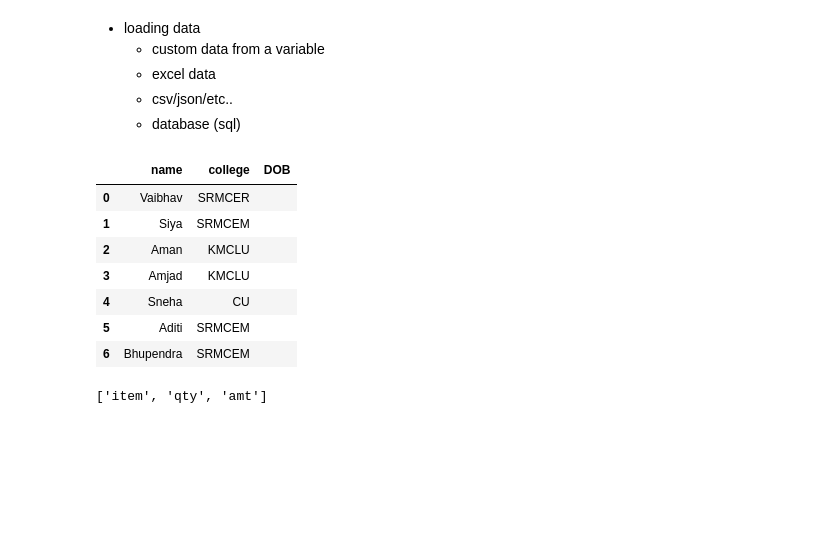
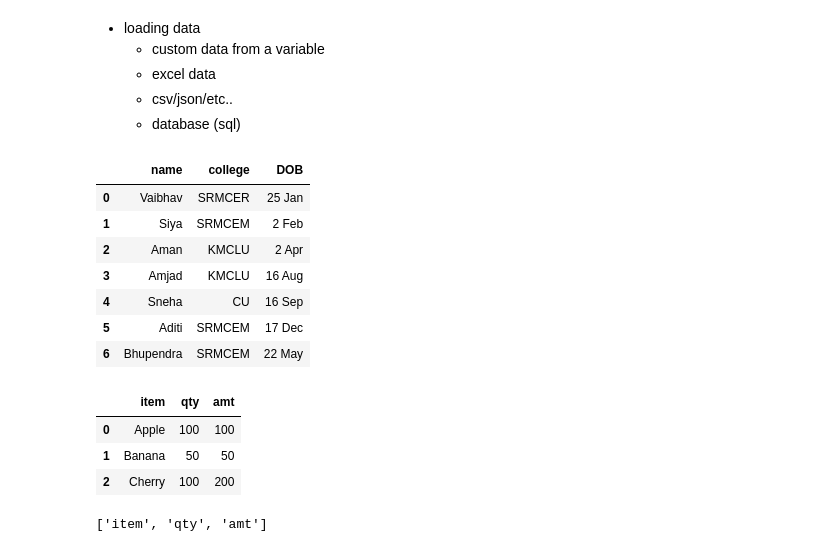
Before and after one commit to Amanmishra03/digipodium, a Jupyter notebook: data analysis/pandas.ipynb, the cells around one changed output. Cells and saved outputs as stored; diff of their text form; code cells hidden in the pictures; blank space fills up the shorter version.

```diff
--- a/data analysis/pandas.ipynb
+++ b/data analysis/pandas.ipynb
@@ -60,23 +60,29 @@ penguins
 # %%
 students = {
     'name': ['Vaibhav', 'Siya', 'Aman', 'Amjad', 'Sneha', 'Aditi', 'Bhupendra'],
     'college': ['SRMCER', 'SRMCEM', 'KMCLU', 'KMCLU', 'CU', 'SRMCEM', 'SRMCEM'],
-    'DOB': ['','','','','','','']
+    'DOB': ['25 Jan','2 Feb','2 Apr', '16 Aug', '16 Sep','17 Dec','22 May']
 }
 
 sdf = pd.DataFrame(students)
 sdf
 # %% [output]
 |  | name | college | DOB |
-| 0 | Vaibhav | SRMCER |  |
-| 1 | Siya | SRMCEM |  |
-| 2 | Aman | KMCLU |  |
-| 3 | Amjad | KMCLU |  |
-| 4 | Sneha | CU |  |
-| 5 | Aditi | SRMCEM |  |
-| 6 | Bhupendra | SRMCEM |  |
+| 0 | Vaibhav | SRMCER | 25 Jan |
+| 1 | Siya | SRMCEM | 2 Feb |
+| 2 | Aman | KMCLU | 2 Apr |
+| 3 | Amjad | KMCLU | 16 Aug |
+| 4 | Sneha | CU | 16 Sep |
+| 5 | Aditi | SRMCEM | 17 Dec |
+| 6 | Bhupendra | SRMCEM | 22 May |
 # %%
 data = pd.read_excel('C:\\Users\\amanm\\Documents\Book1.xlsx')
+data
+# %% [output]
+|  | item | qty | amt |
+| 0 | Apple | 100 | 100 |
+| 1 | Banana | 50 | 50 |
+| 2 | Cherry | 100 | 200 |
 # %%
 data.columns.tolist()
 # %% [output]
```
Also changed, not shown: parts of 29 cells of this notebook.
